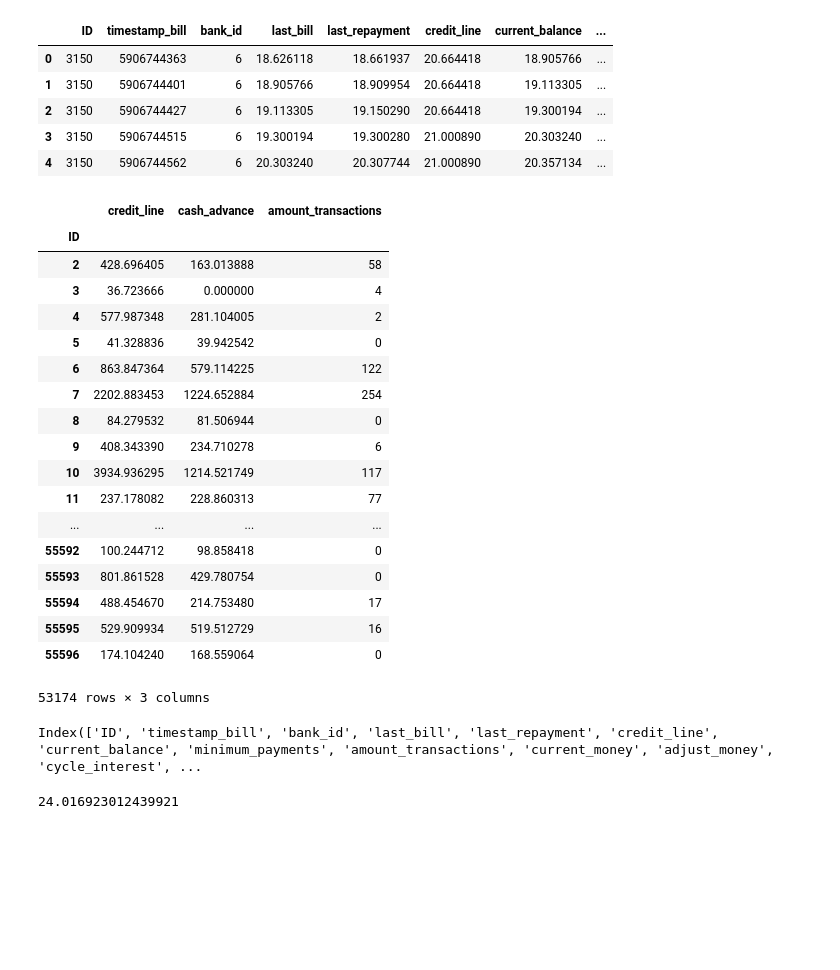
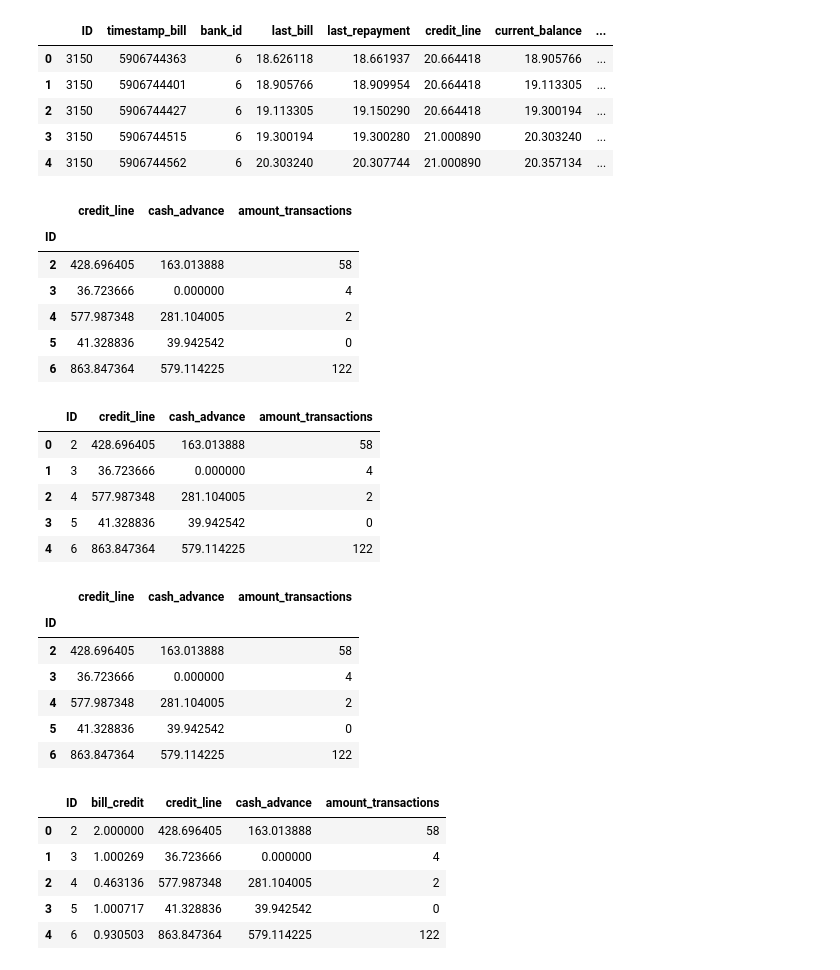
Before and after one commit to hadoop73/Credit, a Jupyter notebook: Business.ipynb, the cells around one changed output. Saved outputs shown, nothing was run; the diff lists cells and outputs as text; code cells hidden in the pictures; blank space fills up the shorter version.

Commit message:
data train

```diff
--- a/Business.ipynb
+++ b/Business.ipynb
@@ -183,28 +179,12 @@ bill_detail_train.head()
 # %%
 data_bill = bill_detail_train.groupby(['ID'])['credit_line','cash_advance','amount_transactions'].sum()
 # %%
-bill_detail_train.groupby(['ID'])['credit_line','cash_advance','amount_transactions'].sum()
+bill_detail_train.groupby(['ID'])['credit_line','cash_advance','amount_transactions'].sum().head()
 # %% [output]
 |  | credit_line | cash_advance | amount_transactions |
 | ID |  |  |  |
 | 2 | 428.696405 | 163.013888 | 58 |
 | 3 | 36.723666 | 0.000000 | 4 |
 | 4 | 577.987348 | 281.104005 | 2 |
 | 5 | 41.328836 | 39.942542 | 0 |
 | 6 | 863.847364 | 579.114225 | 122 |
-| 7 | 2202.883453 | 1224.652884 | 254 |
-| 8 | 84.279532 | 81.506944 | 0 |
-| 9 | 408.343390 | 234.710278 | 6 |
-| 10 | 3934.936295 | 1214.521749 | 117 |
-| 11 | 237.178082 | 228.860313 | 77 |
-| ... | ... | ... | ... |
-| 55592 | 100.244712 | 98.858418 | 0 |
-| 55593 | 801.861528 | 429.780754 | 0 |
-| 55594 | 488.454670 | 214.753480 | 17 |
-| 55595 | 529.909934 | 519.512729 | 16 |
-| 55596 | 174.104240 | 168.559064 | 0 |
-53174 rows × 3 columns
-# %%
-bill_detail_train.columns
-# %% [output]
-Index(['ID', 'timestamp_bill', 'bank_id', 'last_bill', 'last_repayment', 'credit_line', 'current_balance', 'minimum_payments', 'amount_transactions', 'current_money', 'adjust_money', 'cycle_interest', ...
@@ -213,4 +191,19 @@ bill_detail_train['bill_credit'] = bill_detail_train.last_bill/bill_detail_train
-# %%
-sum((bill_detail_train.last_bill-bill_detail_train.credit_line) > 0)/len(bill_detail_train)*100
-# %% [output]
-24.016923012439921
+# %%
+bill_detail_train.groupby(['ID'])['credit_line','cash_advance','amount_transactions'].sum().reset_index().head()
+# %% [output]
+|  | ID | credit_line | cash_advance | amount_transactions |
+| 0 | 2 | 428.696405 | 163.013888 | 58 |
+| 1 | 3 | 36.723666 | 0.000000 | 4 |
+| 2 | 4 | 577.987348 | 281.104005 | 2 |
+| 3 | 5 | 41.328836 | 39.942542 | 0 |
+| 4 | 6 | 863.847364 | 579.114225 | 122 |
+# %%
+bill_detail_train.groupby(['ID'])['credit_line','cash_advance','amount_transactions'].sum().head()
+# %% [output]
+|  | credit_line | cash_advance | amount_transactions |
+| ID |  |  |  |
+| 2 | 428.696405 | 163.013888 | 58 |
+| 3 | 36.723666 | 0.000000 | 4 |
+| 4 | 577.987348 | 281.104005 | 2 |
+| 5 | 41.328836 | 39.942542 | 0 |
+| 6 | 863.847364 | 579.114225 | 122 |
@@ -216,0 +212,9 @@ sum((bill_detail_train.last_bill-bill_detail_train.credit_line) > 0)/len(bill_de
+# %%
+data_bill.head()
+# %% [output]
+|  | ID | bill_credit | credit_line | cash_advance | amount_transactions |
+| 0 | 2 | 2.000000 | 428.696405 | 163.013888 | 58 |
+| 1 | 3 | 1.000269 | 36.723666 | 0.000000 | 4 |
+| 2 | 4 | 0.463136 | 577.987348 | 281.104005 | 2 |
+| 3 | 5 | 1.000717 | 41.328836 | 39.942542 | 0 |
+| 4 | 6 | 0.930503 | 863.847364 | 579.114225 | 122 |
```
Also changed, not shown: parts of 14 cells of this notebook.
